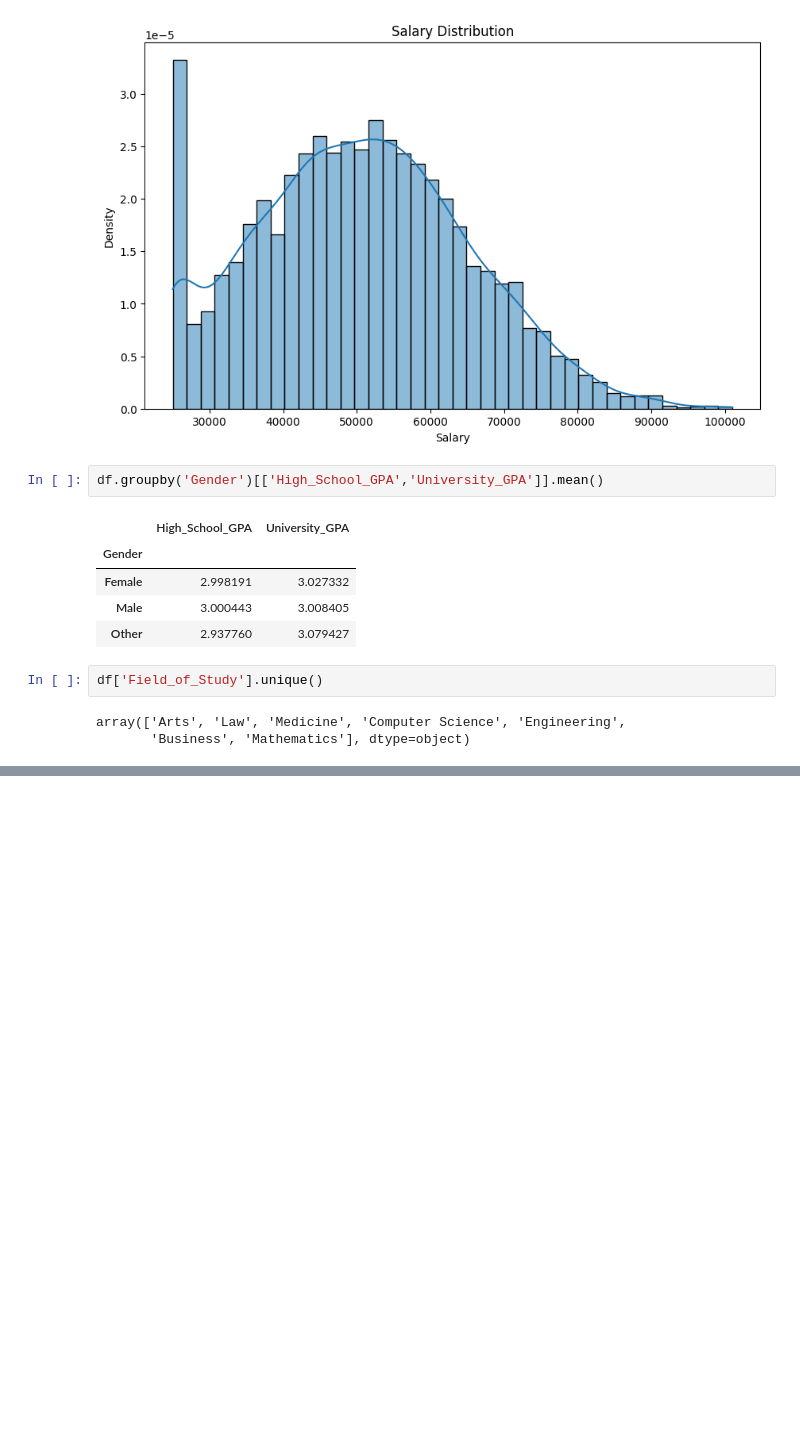
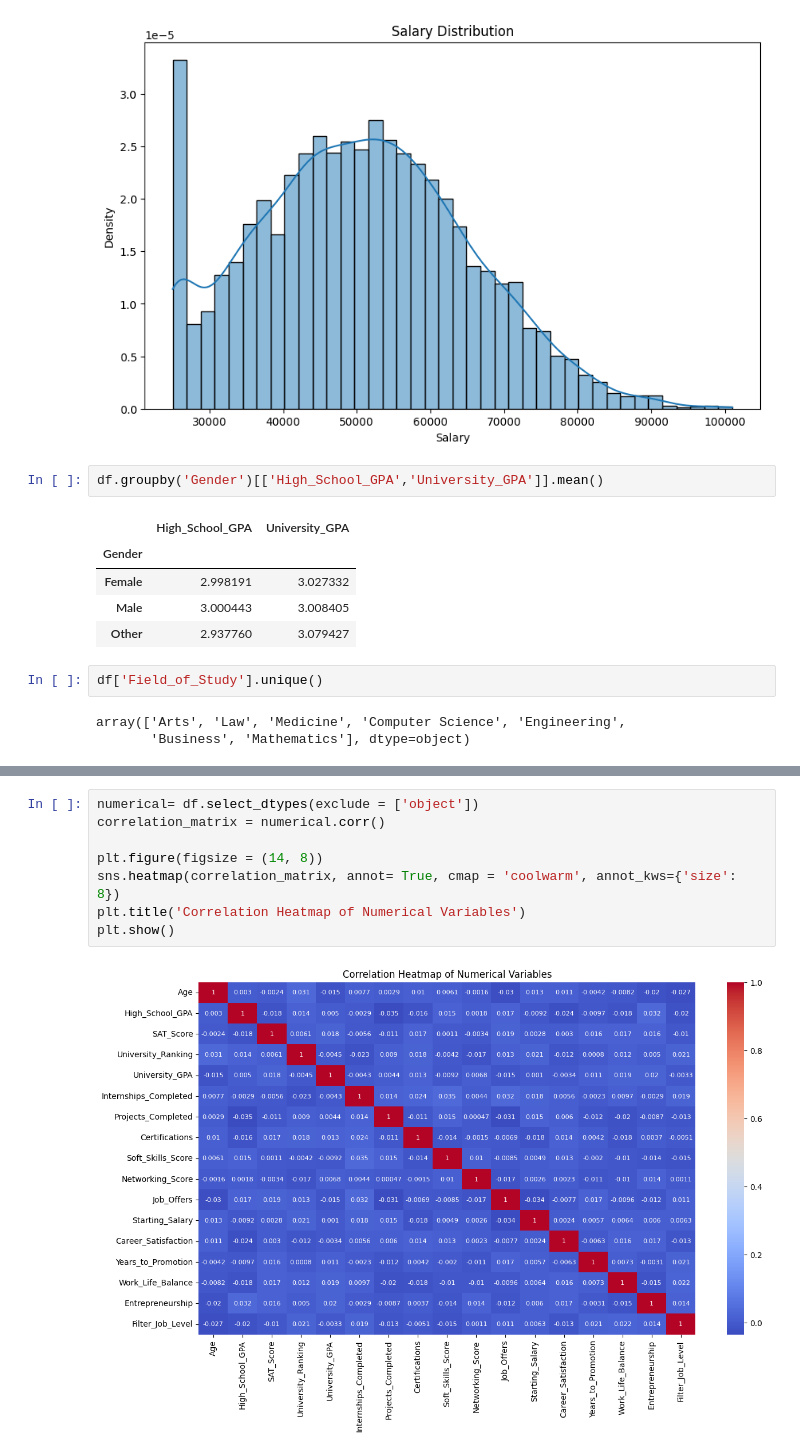
Before and after one commit to ReemaS03/SpotifyFeaturesVSPopularity, a Jupyter notebook: working.ipynb, the cells around one changed output, grey strips where cells are left out. Cells and saved outputs as stored; diff of their text form; blank space fills up the shorter version.

```diff
--- a/working.ipynb
+++ b/working.ipynb
@@ -154,0 +186,10 @@ array(['Arts', 'Law', 'Medicine', 'Computer Science', 'Engineering',
+# %%
+numerical= df.select_dtypes(exclude = ['object'])
+correlation_matrix = numerical.corr()
+
+plt.figure(figsize = (14, 8))
+sns.heatmap(correlation_matrix, annot= True, cmap = 'coolwarm', annot_kws={'size': 8})
+plt.title('Correlation Heatmap of Numerical Variables')
+plt.show()
+# %% [output]
+[figure, added]
```
Also changed, not shown: parts of 7 cells of this notebook, 1 other file.
